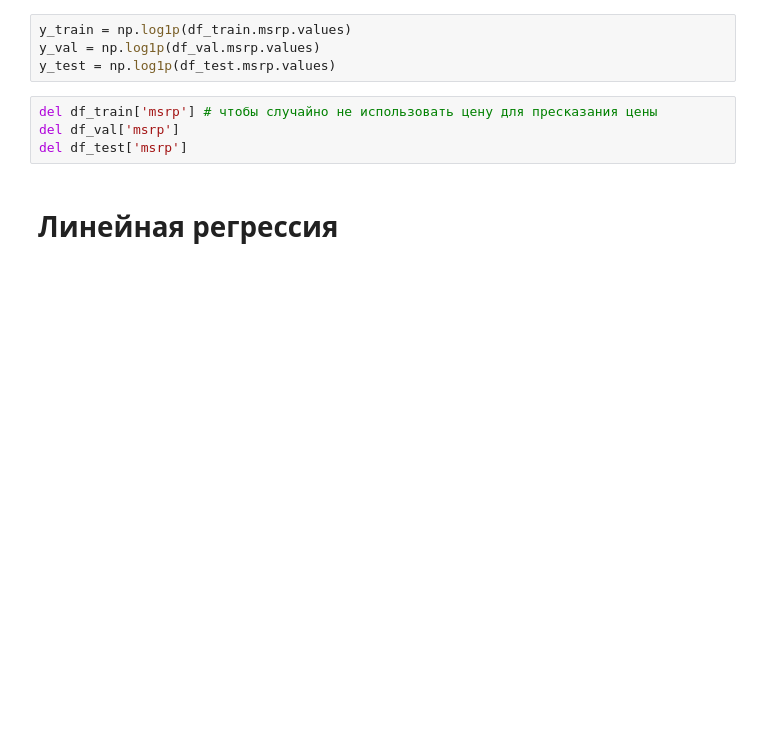
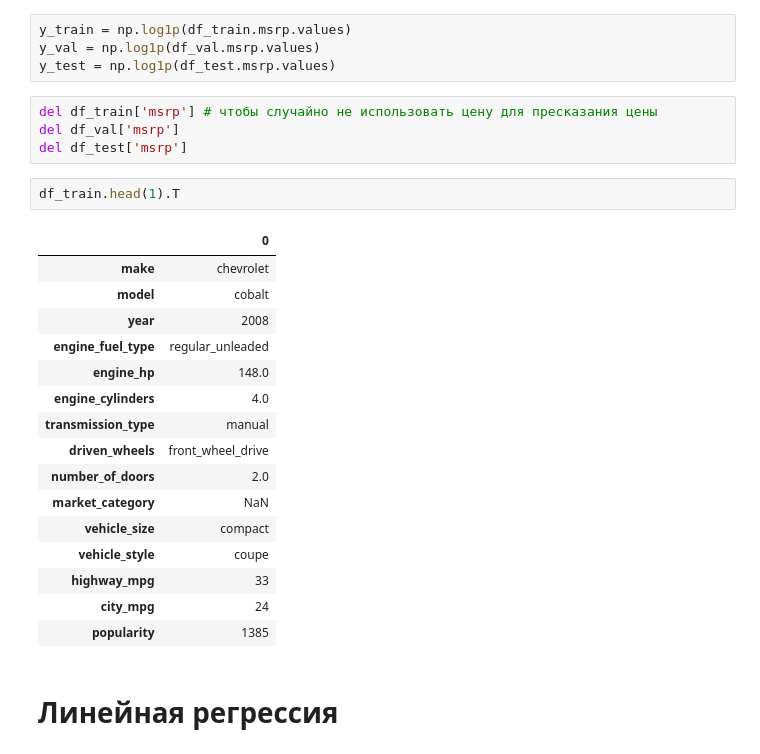
Before and after one commit to nicepeopleproject/ml_linear_regression, a Jupyter notebook: car_price_prediction.ipynb, the cells around one changed output. Cells and saved outputs as stored; diff of their text form; blank space fills up the shorter version.

```diff
--- a/car_price_prediction.ipynb
+++ b/car_price_prediction.ipynb
@@ -502,6 +658,25 @@ y_test = np.log1p(df_test.msrp.values)
 del df_train['msrp'] # чтобы случайно не использовать цену для пресказания цены
 del df_val['msrp']
 del df_test['msrp']
+# %%
+df_train.head(1).T
+# %% [output]
+|  | 0 |
+| make | chevrolet |
+| model | cobalt |
+| year | 2008 |
+| engine_fuel_type | regular_unleaded |
+| engine_hp | 148.0 |
+| engine_cylinders | 4.0 |
+| transmission_type | manual |
+| driven_wheels | front_wheel_drive |
+| number_of_doors | 2.0 |
+| market_category | NaN |
+| vehicle_size | compact |
+| vehicle_style | coupe |
+| highway_mpg | 33 |
+| city_mpg | 24 |
+| popularity | 1385 |
 # %% [markdown]
 # Линейная регрессия
 # %%
```
Also changed, not shown: parts of 45 cells of this notebook.
